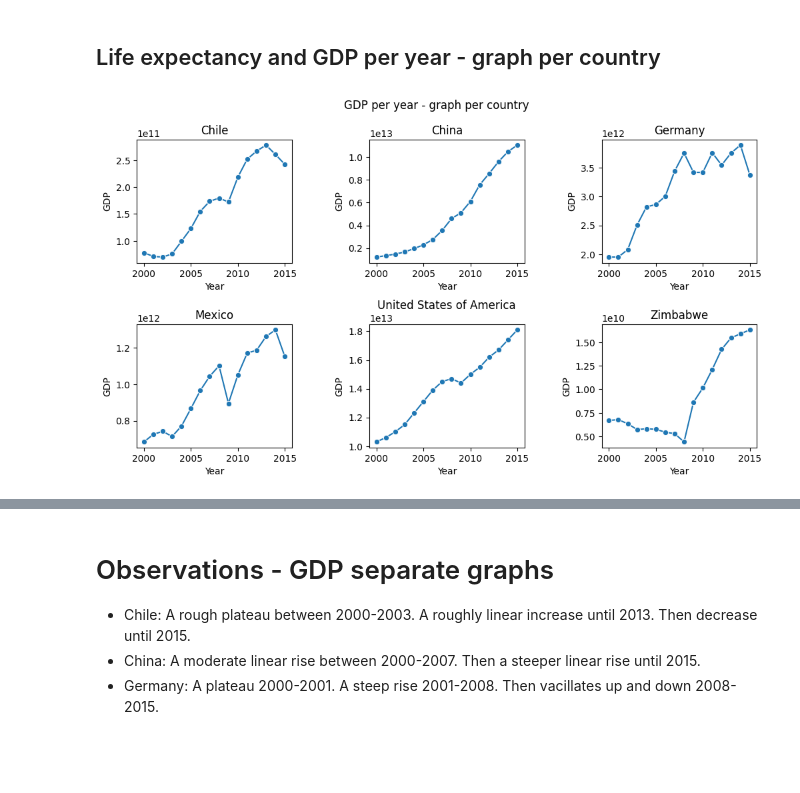
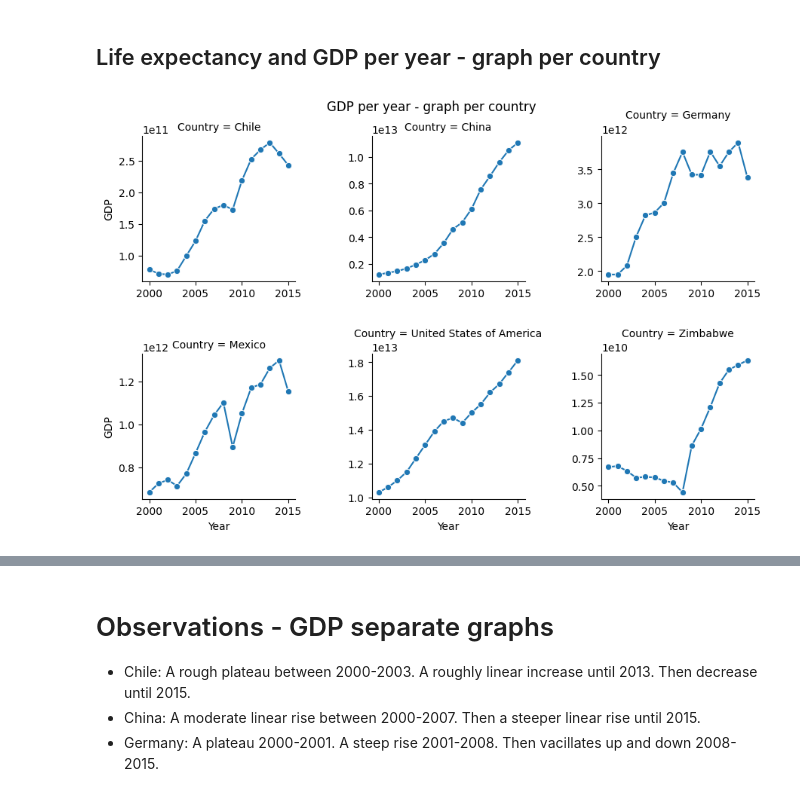
Before and after one commit to ramtob/codecademy-python, a Jupyter notebook: Life-Expectancy-and-GDP-Starter/life_expectancy_gdp.ipynb, the cells around one changed output, grey strips where cells are left out. Cells and saved outputs as stored; diff of their text form; code cells hidden in the pictures; blank space fills up the shorter version.

Commit message:
Using sns.FacetGrid instead of matrices of subplots (cont)

```diff
--- a/Life-Expectancy-and-GDP-Starter/life_expectancy_gdp.ipynb
+++ b/Life-Expectancy-and-GDP-Starter/life_expectancy_gdp.ipynb
@@ -78,14 +78,10 @@ plt.show()
 ## Get a list of all the countries
 countries = df_all['Country'].value_counts().index
 # %%
-# Loop over all the countries and draw a graph for each country
-plt.figure(figsize=(12, 6))
-for i in range(len(countries)):
-    plt.subplot(2, 3, i+1)
-    sns.lineplot(data=df_all[df_all.Country == countries[i]], x='Year', y='GDP', marker='o')
-    plt.title(countries[i])
-plt.subplots_adjust(wspace=0.5, hspace=0.5)
+g = sns.FacetGrid(df_all, col="Country", col_wrap=3, col_order=countries, height=3, sharex=False, sharey=False)
+g.map(sns.lineplot, 'Year', 'GDP', marker='o')
+plt.subplots_adjust(top=0.9, wspace=0.5, hspace=0.5)
 plt.suptitle('GDP per year - graph per country')
 plt.show()
 # %% [output]
-[figure, old version]
+[figure, new version]
```
Also changed, not shown: parts of 3 cells of this notebook.
